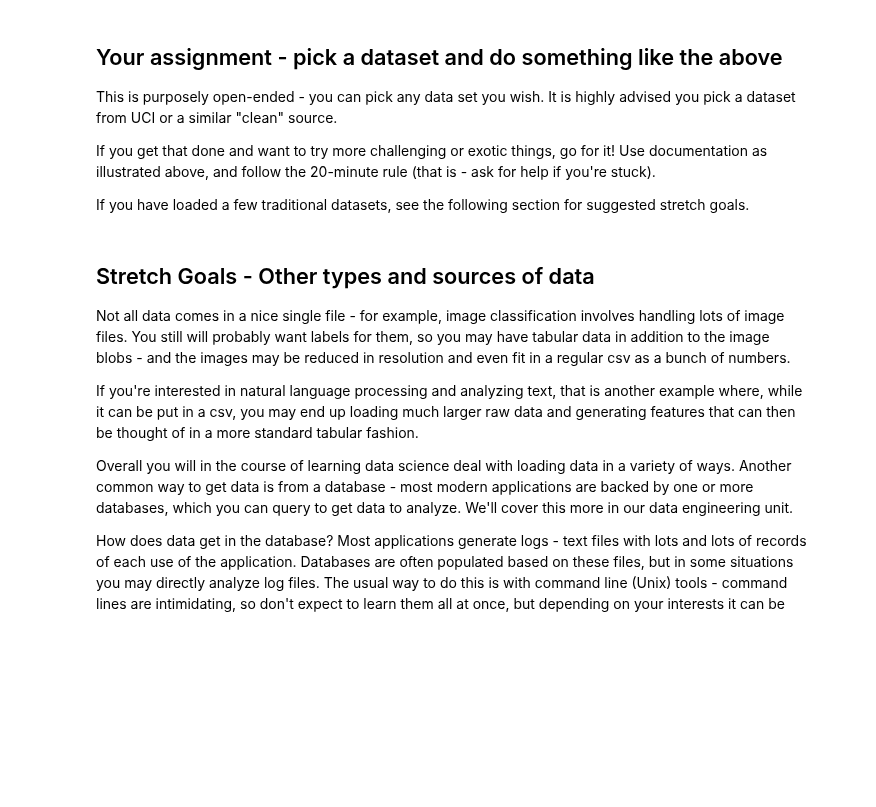
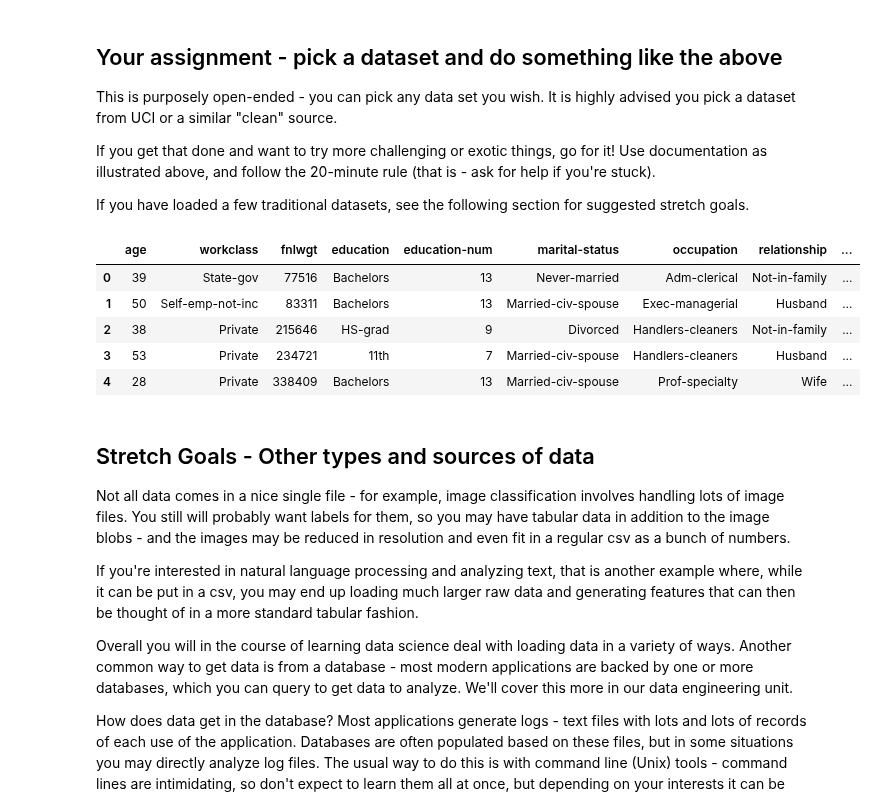
Before and after one commit to bloominstituteoftechnology/DS-Unit-1-Sprint-1-Dealing-With-Data, a Jupyter notebook: module2-loadingdata/LS_DS_112_Loading_Data.ipynb, the cells around one changed output. Drawn from its saved outputs; the diff is of its cells as text; code cells hidden in the pictures; blank space fills up the shorter version.

Commit message:
Uploaded Adult Data-set and cleaned it using various techniques

```diff
--- a/module2-loadingdata/LS_DS_112_Loading_Data.ipynb
+++ b/module2-loadingdata/LS_DS_112_Loading_Data.ipynb
@@ -216,3 +212,43 @@ If you have loaded a few traditional datasets, see the following section for sug
+# %%
+# TODO your work here!
+# And note you should write comments, descriptions, and add new
+# code and text blocks as needed
+import pandas as pd
+import numpy as np
+
+# adding header names that was not provided in the raw data
+
+headers = ["age", "workclass", "fnlwgt", "education", "education-num", "marital-status",
+           "occupation", "relationship", "race", "sex", "capital-gain", "capital-loss",
+           "hours-per-week", "native-country", "salary"]
+
+df = pd.read_csv("https://archive.ics.uci.edu/ml/machine-learning-databases/adult/adult.data", header=None, names=headers)
+
+# I am not interested in capital gains or capital losses for this case.  they contain a lot of the missing data or zeroes. So I removed them from the dataframe
+# I want to look at.  Also There are '?' in the native-country column which i want to replace with 'unknown'
+
+df_cleaned = df.drop(['capital-gain', 'capital-loss'], axis=1)
+df_cleaned = df_cleaned.replace(' ?',' Unknown')
+
+
+obj_df = df_cleaned.select_dtypes(include=['object']).copy()
+
+# since salary only has two options '>=50k' or '<=50k', I will label encode it and add a column that will represent 1 as '>=50k' and 0 as '<=50k'
+
+obj_df["salary"] = obj_df["salary"].astype('category')
+obj_df.dtypes
+
+obj_df['salary_cat'] = obj_df['salary'].cat.codes
+
+# I will add cat codes column of the salary to the cleaned dataframe
+df_cleaned['salary_cat'] = obj_df['salary_cat']
+# %% [output]
+|  | age | workclass | fnlwgt | education | education-num | marital-status | occupation | relationship | ... |
+| 0 | 39 | State-gov | 77516 | Bachelors | 13 | Never-married | Adm-clerical | Not-in-family | ... |
+| 1 | 50 | Self-emp-not-inc | 83311 | Bachelors | 13 | Married-civ-spouse | Exec-managerial | Husband | ... |
+| 2 | 38 | Private | 215646 | HS-grad | 9 | Divorced | Handlers-cleaners | Not-in-family | ... |
+| 3 | 53 | Private | 234721 | 11th | 7 | Married-civ-spouse | Handlers-cleaners | Husband | ... |
+| 4 | 28 | Private | 338409 | Bachelors | 13 | Married-civ-spouse | Prof-specialty | Wife | ... |
 # %% [markdown]
 ## Stretch Goals - Other types and sources of data
 
```
Also changed, not shown: parts of 1 cell of this notebook.
